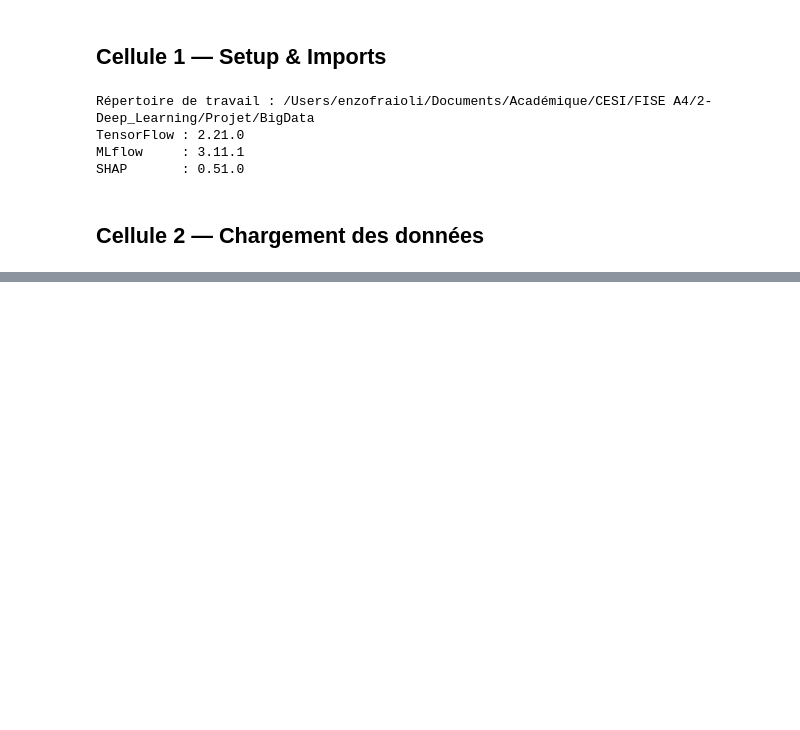
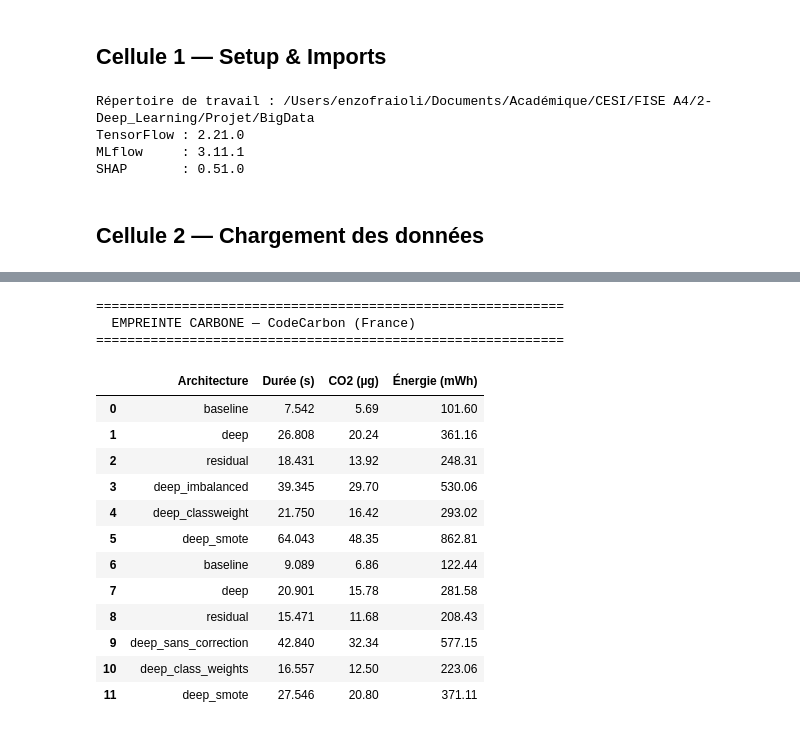
Before and after one commit to Cromano57/BigData, a Jupyter notebook: Notebooks/sprint3_opti.ipynb, the cells around one changed output, grey strips where cells are left out. Saved outputs shown, nothing was run; the diff lists cells and outputs as text; code cells hidden in the pictures; blank space fills up the shorter version.

```diff
--- a/Notebooks/sprint3_opti.ipynb
+++ b/Notebooks/sprint3_opti.ipynb
@@ -731,0 +768,15 @@ Rapport complet : `Reports/sprint3_report.md`
+# %%
+# ── SHAP Dependence Plots (top 2 features) ───────────────────────────
+mean_abs = np.abs(sv).mean(axis=0)
+top2_idx = np.argsort(mean_abs)[::-1][:2]
+
+for fi in top2_idx:
+    fname = feature_names[fi]
+    fig, ax = plt.subplots(figsize=(8, 5))
+    shap.dependence_plot(fi, sv, X_explain, feature_names=feature_names,
+                         interaction_index="auto", ax=ax, show=False)
+    ax.set_title(f"SHAP Dependence — {fname}", fontsize=12)
+    plt.tight_layout()
+    out = REPORT_DIR / f"shap_dependence_{fname}.png"
+    plt.savefig(out, dpi=150, bbox_inches="tight"); plt.show()
+    print(f"Sauvegardé → {out.name}")
@@ -731,0 +821,63 @@ Rapport complet : `Reports/sprint3_report.md`
+# %%
+# ── Empreinte carbone (CodeCarbon) ───────────────────────────────────
+emissions_path = REPORT_DIR / "emissions.csv"
+
+if emissions_path.exists():
+    df_em = pd.read_csv(emissions_path)
+    df_em["arch"] = df_em["project_name"].str.replace("diabetes_", "")
+    display_cols  = ["arch", "duration", "emissions", "energy_consumed"]
+    df_show = df_em[display_cols].copy()
+    df_show.columns = ["Architecture", "Durée (s)", "CO2 (kg)", "Énergie (kWh)"]
+    df_show["CO2 (µg)"]     = (df_show["CO2 (kg)"] * 1e6).round(2)
+    df_show["Énergie (mWh)"] = (df_show["Énergie (kWh)"] * 1e6).round(2)
+
+    print("=" * 60)
+    print("  EMPREINTE CARBONE — CodeCarbon (France)")
+    print("=" * 60)
+    display(df_show[["Architecture", "Durée (s)", "CO2 (µg)", "Énergie (mWh)"]].round(3))
+
+    total_co2_g = df_em["emissions"].sum() * 1000
+    print(f"\nTotal CO2    : {total_co2_g:.4f} g CO2eq")
+    print(f"Équivalences : = {total_co2_g/209*1000:.2f} mm en voiture")
+    print(f"             : = {total_co2_g/0.185:.1f} s de streaming HD")
+
+    # Graphique
+    fig, axes = plt.subplots(1, 2, figsize=(12, 5))
+    df_sorted = df_em.sort_values("emissions")
+    axes[0].barh(df_sorted["arch"], df_sorted["emissions"]*1e6,
+                 color=["#4CAF50" if e<1e-5 else "#FF9800" if e<3e-5 else "#F44336"
+                        for e in df_sorted["emissions"]])
+    axes[0].set_xlabel("CO2 (µg)"); axes[0].set_title("CO2 par run", fontweight="bold")
+    axes[0].grid(axis="x", alpha=0.3)
+
+    axes[1].scatter(df_em["duration"], df_em["emissions"]*1e6, s=100, zorder=5)
+    for _, row in df_em.iterrows():
+        axes[1].annotate(row["arch"], (row["duration"], row["emissions"]*1e6),
+                         textcoords="offset points", xytext=(4,3), fontsize=7)
+    axes[1].set_xlabel("Durée (s)"); axes[1].set_ylabel("CO2 (µg)")
+    axes[1].set_title("Durée vs CO2", fontweight="bold"); axes[1].grid(alpha=0.3)
+
+    plt.suptitle("Empreinte carbone — Sprint 3", fontsize=12, y=1.02)
+    plt.tight_layout()
+    out = REPORT_DIR / "sprint3_carbon_footprint.png"
+    plt.savefig(out, dpi=150, bbox_inches="tight"); plt.show()
+    print(f"Sauvegardé → {out.name}")
+else:
+    print("emissions.csv introuvable — relancer les entraînements.")
+# %% [output]
+============================================================
+  EMPREINTE CARBONE — CodeCarbon (France)
+============================================================
+|  | Architecture | Durée (s) | CO2 (µg) | Énergie (mWh) |
+| 0 | baseline | 7.542 | 5.69 | 101.60 |
+| 1 | deep | 26.808 | 20.24 | 361.16 |
+| 2 | residual | 18.431 | 13.92 | 248.31 |
+| 3 | deep_imbalanced | 39.345 | 29.70 | 530.06 |
+| 4 | deep_classweight | 21.750 | 16.42 | 293.02 |
+| 5 | deep_smote | 64.043 | 48.35 | 862.81 |
+| 6 | baseline | 9.089 | 6.86 | 122.44 |
+| 7 | deep | 20.901 | 15.78 | 281.58 |
+| 8 | residual | 15.471 | 11.68 | 208.43 |
+| 9 | deep_sans_correction | 42.840 | 32.34 | 577.15 |
+| 10 | deep_class_weights | 16.557 | 12.50 | 223.06 |
+| 11 | deep_smote | 27.546 | 20.80 | 371.11 |
```
Also changed, not shown: parts of 59 cells of this notebook.
